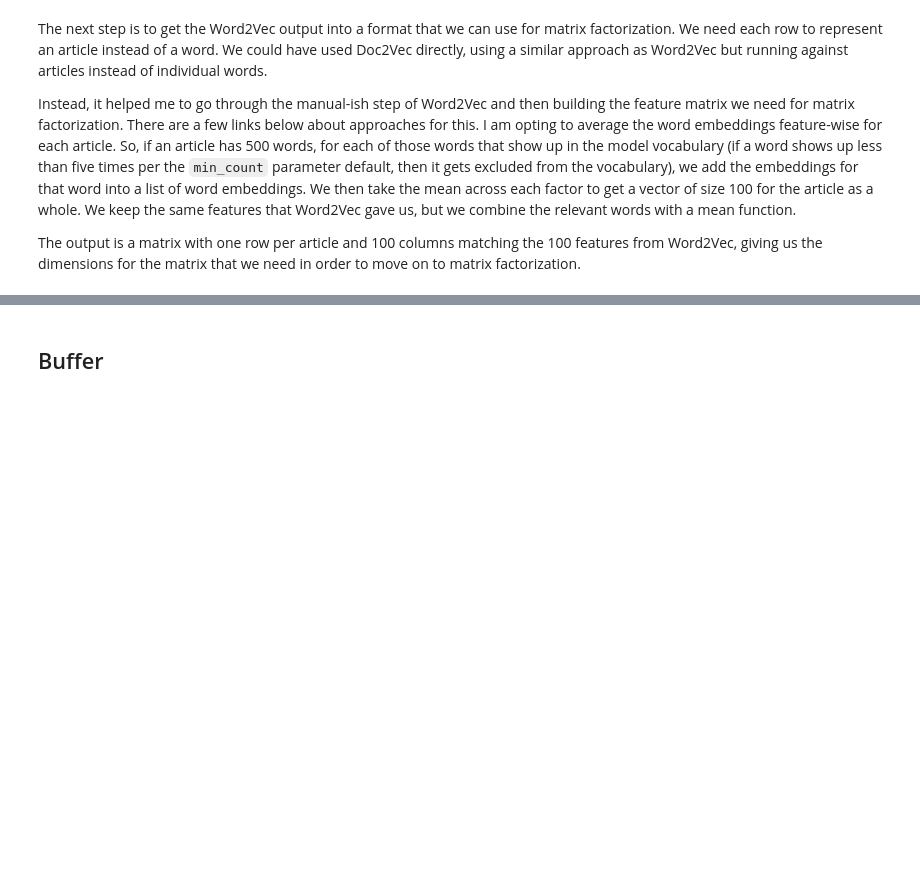
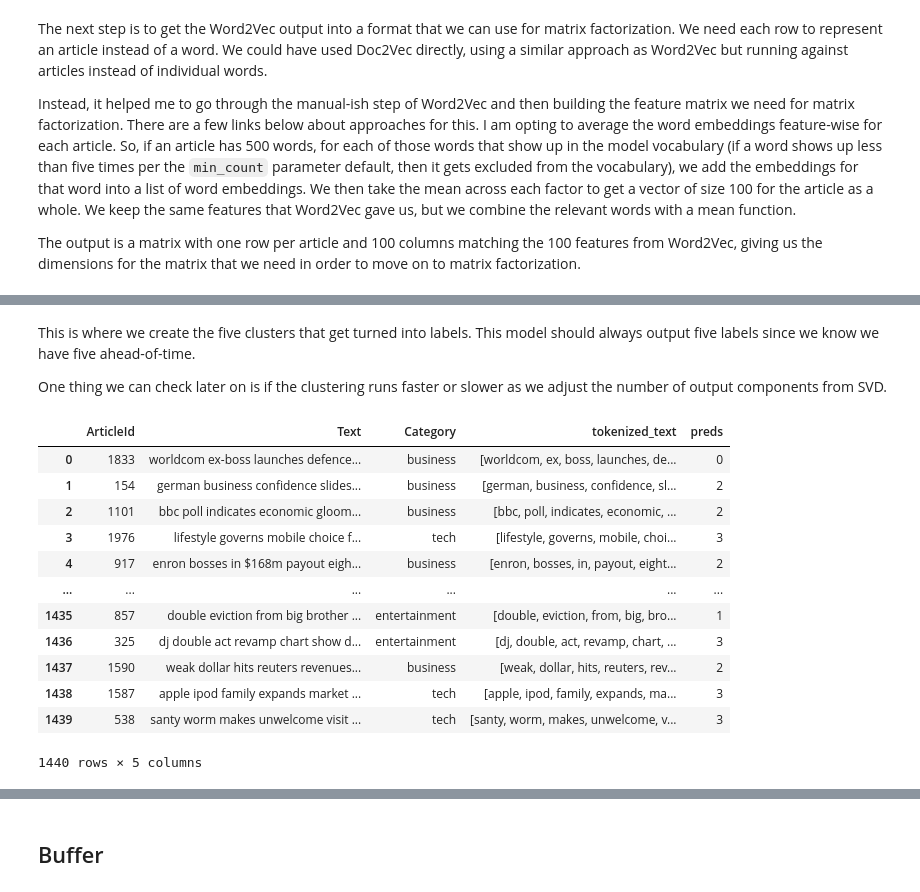
Before and after one commit to jhleakakos/msds-bbc-news-classification, a Jupyter notebook: classify_me_bbc.ipynb, the cells around one changed output, grey strips where cells are left out. Drawn from its saved outputs; the diff is of its cells as text; code cells hidden in the pictures; blank space fills up the shorter version.

```diff
--- a/classify_me_bbc.ipynb
+++ b/classify_me_bbc.ipynb
@@ -350,0 +390,33 @@ Name: 1833, Length: 100, dtype: float32
+# %% [markdown]
+This is where we create the five clusters that get turned into labels. This model should always output five labels since we know we have five ahead-of-time.
+
+One thing we can check later on is if the clustering runs faster or slower as we adjust the number of output components from SVD.
+# %%
+km = KMeans(
+    n_clusters=5
+    , random_state=42
+)
+preds = pd.DataFrame(
+    km.fit_predict(U)
+    , columns=['preds']
+)
+df_with_preds = pd.concat([
+    df.reset_index(drop=True)
+    , preds
+    ], axis=1
+)
+df_with_preds
+# %% [output]
+|  | ArticleId | Text | Category | tokenized_text | preds |
+| 0 | 1833 | worldcom ex-boss launches defence... | business | [worldcom, ex, boss, launches, de... | 0 |
+| 1 | 154 | german business confidence slides... | business | [german, business, confidence, sl... | 2 |
+| 2 | 1101 | bbc poll indicates economic gloom... | business | [bbc, poll, indicates, economic, ... | 2 |
+| 3 | 1976 | lifestyle governs mobile choice f... | tech | [lifestyle, governs, mobile, choi... | 3 |
+| 4 | 917 | enron bosses in $168m payout eigh... | business | [enron, bosses, in, payout, eight... | 2 |
+| ... | ... | ... | ... | ... | ... |
+| 1435 | 857 | double eviction from big brother ... | entertainment | [double, eviction, from, big, bro... | 1 |
+| 1436 | 325 | dj double act revamp chart show d... | entertainment | [dj, double, act, revamp, chart, ... | 3 |
+| 1437 | 1590 | weak dollar hits reuters revenues... | business | [weak, dollar, hits, reuters, rev... | 2 |
+| 1438 | 1587 | apple ipod family expands market ... | tech | [apple, ipod, family, expands, ma... | 3 |
+| 1439 | 538 | santy worm makes unwelcome visit ... | tech | [santy, worm, makes, unwelcome, v... | 3 |
+1440 rows × 5 columns
```
Also changed, not shown: parts of 23 cells of this notebook.
